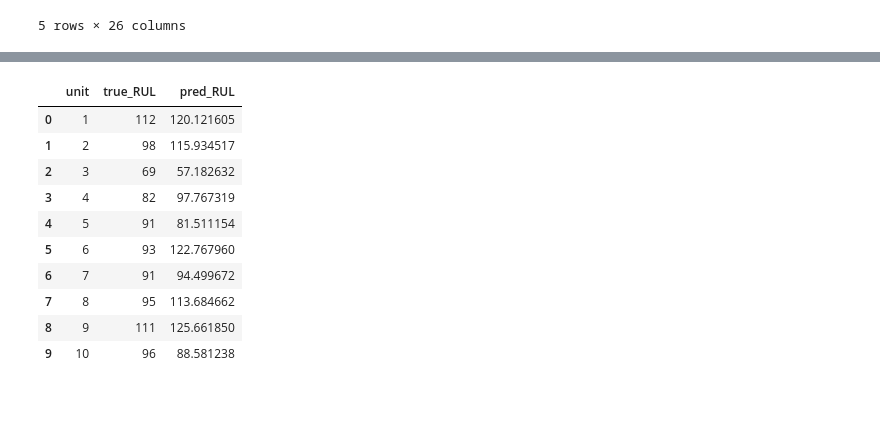
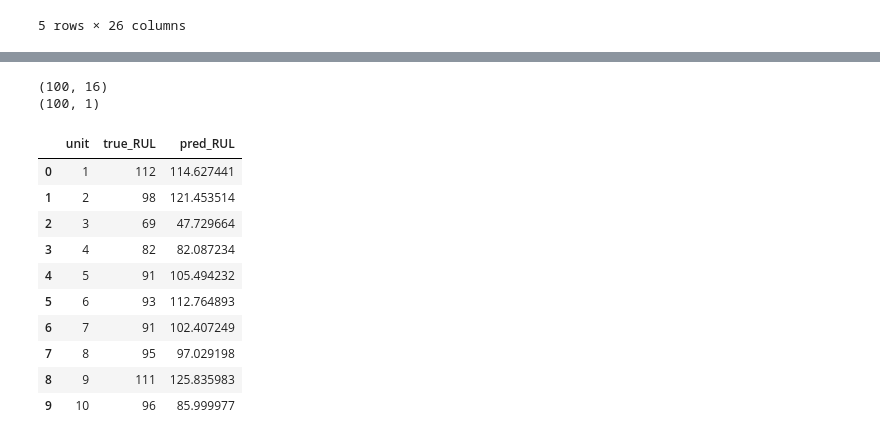
Before and after one commit to nasim-raj-laskar/Real-Time-Aircraft-Engine-Predictive-Maintenance-System, a Jupyter notebook: notebook/test.ipynb, the cells around one changed output, grey strips where cells are left out. Cells and saved outputs as stored; diff of their text form; code cells hidden in the pictures; blank space fills up the shorter version.

Commit message:
Basline updated to GRU model, Gained RMSE from 17.5 to 15.5

```diff
--- a/notebook/test.ipynb
+++ b/notebook/test.ipynb
@@ -161,0 +154,6 @@ Test RMSE: 17.48
+# %%
+model.compile(
+    optimizer=tf.keras.optimizers.Adam(learning_rate=5e-4),
+    loss='mse',
+    metrics=[tf.keras.metrics.RootMeanSquaredError()]
+)
@@ -161,0 +190,7 @@ Test RMSE: 17.48
+# %%
+history = model.fit(
+    X_train_seq, y_train_seq,
+    validation_data=(X_val_seq, y_val_seq),
+    epochs=20,
+    batch_size=128
+)
@@ -161,0 +225,9 @@ Test RMSE: 17.48
+# %%
+X_test_seq = X_test_seq.astype(np.float32)
+y_test_seq = y_test_seq.astype(np.float32)
+# %%
+test_preds = model.predict(X_test_seq) * RUL_MAX
+
+y_test_true = y_test_seq * RUL_MAX
+rmse_test = np.sqrt(mean_squared_error(y_test_true, test_preds))
+print(f"Test RMSE: {rmse_test:.2f}")
@@ -162,23 +237,28 @@ Test RMSE: 17.48
+# %%
+print(test_last.shape)      # should be (100, ...)
+print(test_preds.shape)
+# %% [output]
+(100, 16)
+(100, 1)
 # %%
 results = pd.DataFrame({
-    'unit': test_last['unit'],
-    'true_RUL': y_test,
-    'pred_RUL': test_preds
+    'unit': test_last['unit'].values,
+    'true_RUL': test_last['RUL'].values,
+    'pred_RUL': test_preds.flatten()
 })
-
 results.head(10)
 # %% [output]
 |  | unit | true_RUL | pred_RUL |
-| 0 | 1 | 112 | 120.121605 |
-| 1 | 2 | 98 | 115.934517 |
-| 2 | 3 | 69 | 57.182632 |
-| 3 | 4 | 82 | 97.767319 |
-| 4 | 5 | 91 | 81.511154 |
-| 5 | 6 | 93 | 122.767960 |
-| 6 | 7 | 91 | 94.499672 |
-| 7 | 8 | 95 | 113.684662 |
-| 8 | 9 | 111 | 125.661850 |
-| 9 | 10 | 96 | 88.581238 |
+| 0 | 1 | 112 | 114.627441 |
+| 1 | 2 | 98 | 121.453514 |
+| 2 | 3 | 69 | 47.729664 |
+| 3 | 4 | 82 | 82.087234 |
+| 4 | 5 | 91 | 105.494232 |
+| 5 | 6 | 93 | 112.764893 |
+| 6 | 7 | 91 | 102.407249 |
+| 7 | 8 | 95 | 97.029198 |
+| 8 | 9 | 111 | 125.835983 |
+| 9 | 10 | 96 | 85.999977 |
 # %%
 import matplotlib.pyplot as plt
 
```
Also changed, not shown: parts of 18 cells of this notebook, 2 other files.
